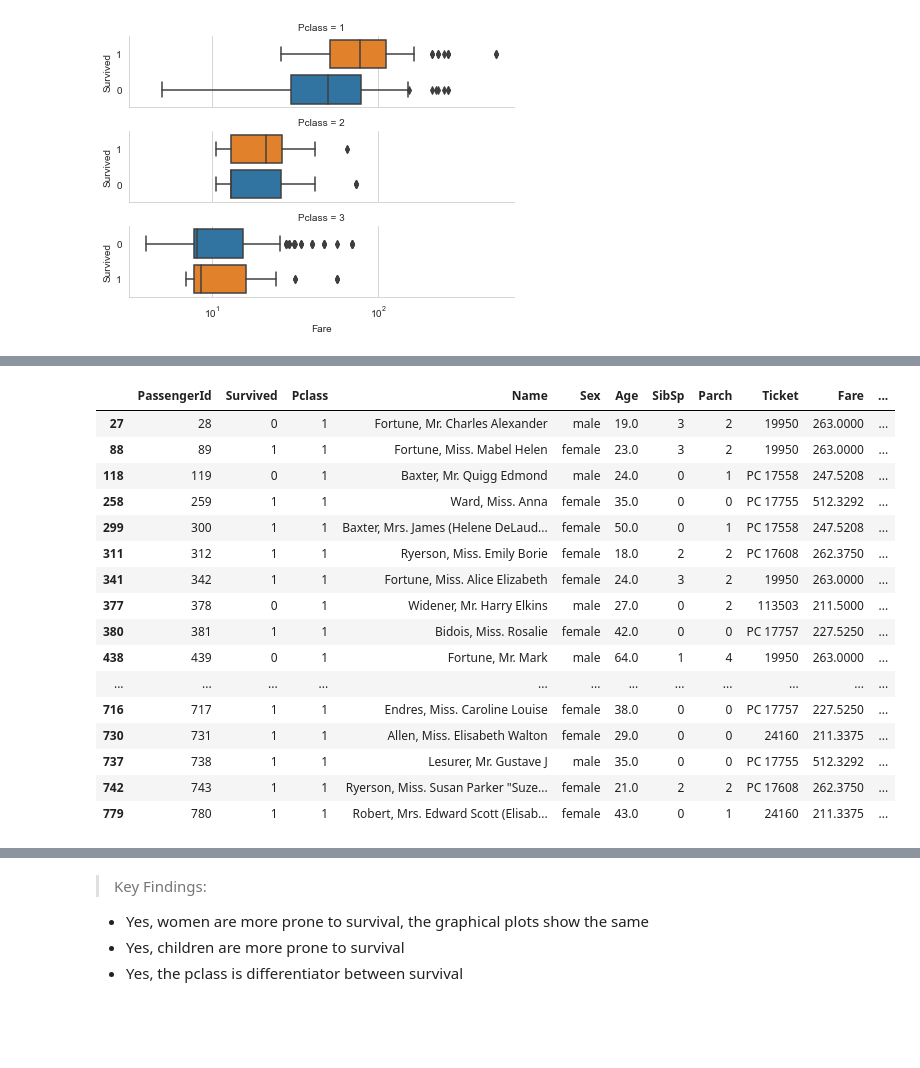
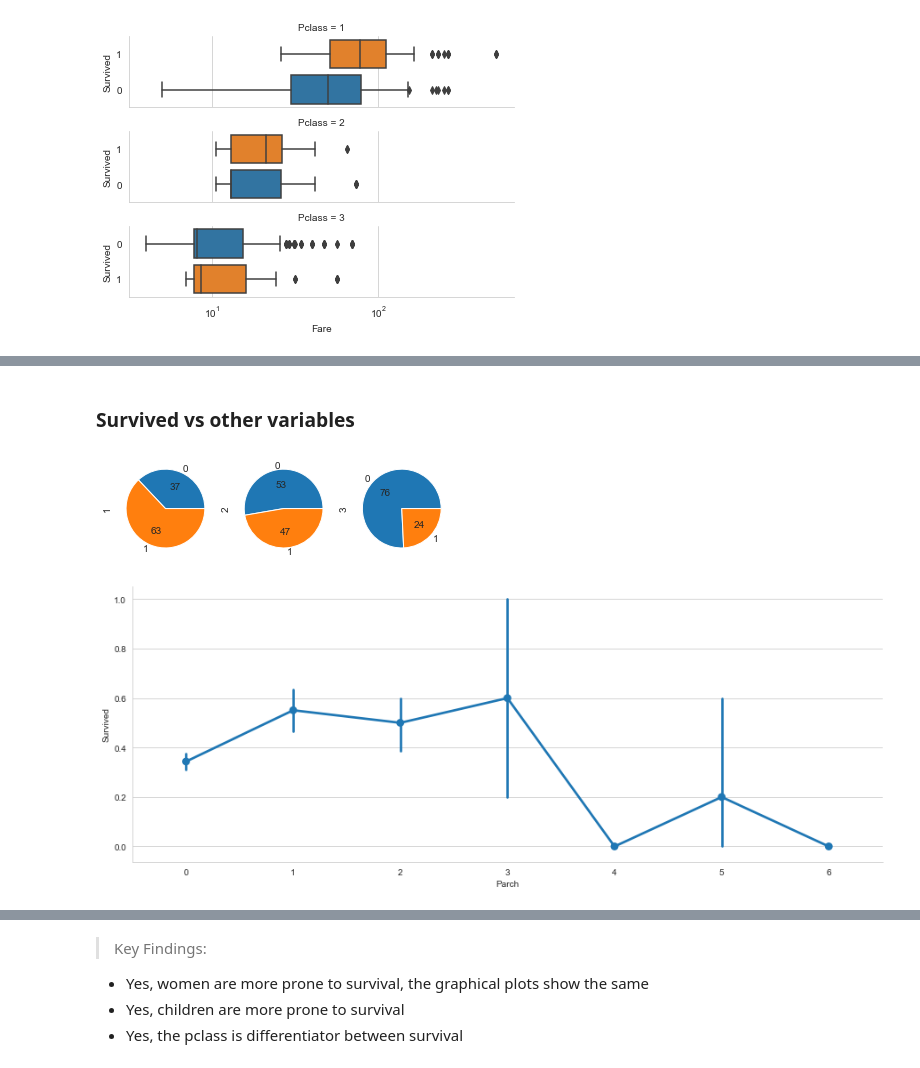
Before and after one commit to do2blehelix/kaggle, a Jupyter notebook: titanic/Pytanic.ipynb, the cells around one changed output, grey strips where cells are left out. Cells and saved outputs as stored; diff of their text form; code cells hidden in the pictures; blank space fills up the shorter version.

```diff
--- a/titanic/Pytanic.ipynb
+++ b/titanic/Pytanic.ipynb
@@ -195,9 +184,0 @@ g.map(sns.distplot,'SibSp');
-# %%
-# whats with the ticket ?
-
-# df[['Ticketa','Ticketb','Ticketc']] = df.Ticket.str.rsplit(' ', n=2, expand=True)  :: does not work
-
-split_tickets = df_train['Ticket'].str.rsplit(n=1)
-prefixes = [sp[0] if len(sp) == 2 else '' for sp in split_tickets]
-df_train['Ticketid'] = prefixes
-df_train.head()
@@ -211,22 +185,12 @@ df_train.head()
-# %%
-# Who pays so much?????
-# len(df_train[df_train['Fare'] > 200])  #20 people paid >200 :O
-df_train[df_train['Fare'] > 200]
-# %% [output]
-|  | PassengerId | Survived | Pclass | Name | Sex | Age | SibSp | Parch | Ticket | Fare | ... |
-| 27 | 28 | 0 | 1 | Fortune, Mr. Charles Alexander | male | 19.0 | 3 | 2 | 19950 | 263.0000 | ... |
-| 88 | 89 | 1 | 1 | Fortune, Miss. Mabel Helen | female | 23.0 | 3 | 2 | 19950 | 263.0000 | ... |
-| 118 | 119 | 0 | 1 | Baxter, Mr. Quigg Edmond | male | 24.0 | 0 | 1 | PC 17558 | 247.5208 | ... |
-| 258 | 259 | 1 | 1 | Ward, Miss. Anna | female | 35.0 | 0 | 0 | PC 17755 | 512.3292 | ... |
-| 299 | 300 | 1 | 1 | Baxter, Mrs. James (Helene DeLaud... | female | 50.0 | 0 | 1 | PC 17558 | 247.5208 | ... |
-| 311 | 312 | 1 | 1 | Ryerson, Miss. Emily Borie | female | 18.0 | 2 | 2 | PC 17608 | 262.3750 | ... |
-| 341 | 342 | 1 | 1 | Fortune, Miss. Alice Elizabeth | female | 24.0 | 3 | 2 | 19950 | 263.0000 | ... |
-| 377 | 378 | 0 | 1 | Widener, Mr. Harry Elkins | male | 27.0 | 0 | 2 | 113503 | 211.5000 | ... |
-| 380 | 381 | 1 | 1 | Bidois, Miss. Rosalie | female | 42.0 | 0 | 0 | PC 17757 | 227.5250 | ... |
-| 438 | 439 | 0 | 1 | Fortune, Mr. Mark | male | 64.0 | 1 | 4 | 19950 | 263.0000 | ... |
-| ... | ... | ... | ... | ... | ... | ... | ... | ... | ... | ... | ... |
-| 716 | 717 | 1 | 1 | Endres, Miss. Caroline Louise | female | 38.0 | 0 | 0 | PC 17757 | 227.5250 | ... |
-| 730 | 731 | 1 | 1 | Allen, Miss. Elisabeth Walton | female | 29.0 | 0 | 0 | 24160 | 211.3375 | ... |
-| 737 | 738 | 1 | 1 | Lesurer, Mr. Gustave J | male | 35.0 | 0 | 0 | PC 17755 | 512.3292 | ... |
-| 742 | 743 | 1 | 1 | Ryerson, Miss. Susan Parker "Suze... | female | 21.0 | 2 | 2 | PC 17608 | 262.3750 | ... |
-| 779 | 780 | 1 | 1 | Robert, Mrs. Edward Scott (Elisab... | female | 43.0 | 0 | 1 | 24160 | 211.3375 | ... |
+# %% [markdown]
+### Survived vs other variables
+# %%
+# Pclass
+pd.crosstab(df_train['Survived'], df_train['Pclass']).plot(kind='pie', subplots=True, autopct='%.0f',legend=False);
+# %% [output]
+[figure, added]
+# %%
+# Parch
+sns.factorplot('Parch','Survived', data=df_train, aspect = 2.5);
+# %% [output]
+[figure, added]
```
Also changed, not shown: parts of 65 cells of this notebook, 6 other files.
